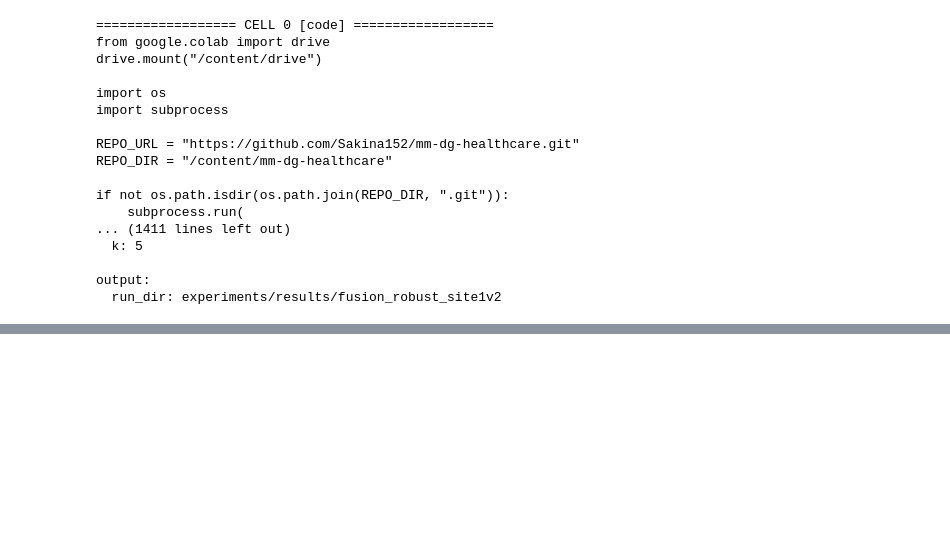
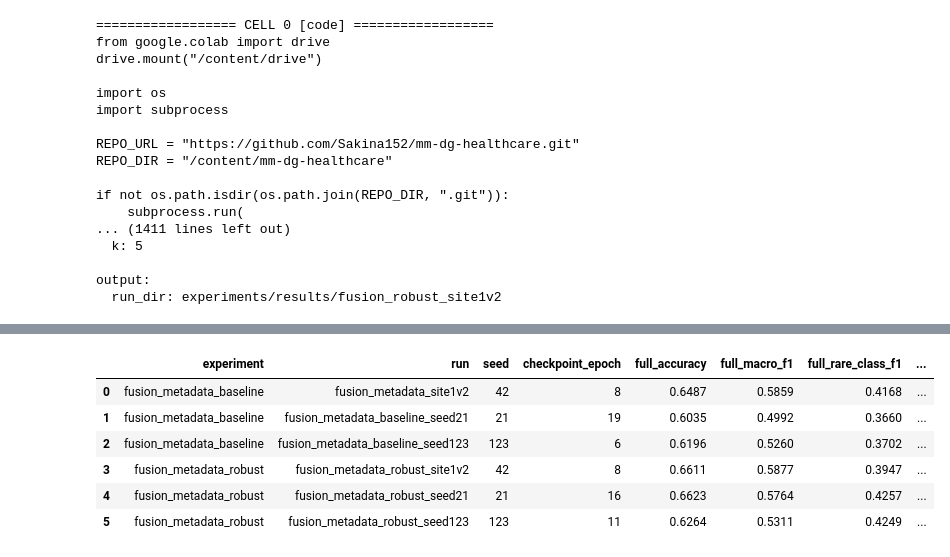
Before and after one commit to Sakina152/mm-dg-healthcare, a Jupyter notebook: notebooks/08_lead_observability_pilot.ipynb, the cells around one changed output, grey strips where cells are left out. Drawn from its saved outputs; the diff is of its cells as text; code cells hidden in the pictures; blank space fills up the shorter version.

```diff
--- a/notebooks/08_lead_observability_pilot.ipynb
+++ b/notebooks/08_lead_observability_pilot.ipynb
@@ -4488,0 +4779,18 @@ output:
+# %%
+from pathlib import Path
+
+REPO = Path("/content/mm-dg-healthcare")
+
+for folder in ["src/models", "src/training", "src/data", "tests"]:
+    root = REPO / folder
+    print(f"\n{'='*60}\n{folder}")
+
+    if not root.exists():
+        print("Folder not found")
+        continue
+
+    for p in sorted(root.rglob("*")):
+        if p.is_file() and (
+            p.suffix == ".py" or p.name == "conftest.py"
+        ):
+            print(p.relative_to(REPO))
@@ -4488,0 +4989,75 @@ output:
+# %%
+import json
+from pathlib import Path
+import pandas as pd
+
+ROOT = Path(
+    "/content/drive/MyDrive/mm-dg-healthcare-data/results_backup"
+)
+
+runs = [
+    ("fusion_metadata_baseline", "fusion_metadata_site1v2", 42),
+    ("fusion_metadata_baseline", "fusion_metadata_baseline_seed21", 21),
+    ("fusion_metadata_baseline", "fusion_metadata_baseline_seed123", 123),
+    ("fusion_metadata_robust", "fusion_metadata_robust_site1v2", 42),
+    ("fusion_metadata_robust", "fusion_metadata_robust_seed21", 21),
+    ("fusion_metadata_robust", "fusion_metadata_robust_seed123", 123),
+]
+
+rows = []
+
+for experiment, run_name, seed in runs:
+    path = ROOT / run_name / "metrics.json"
+
+    if not path.exists():
+        print("MISSING:", path)
+        continue
+
+    result = json.loads(path.read_text())
+    target = result.get("target_metrics", {})
+
+    row = {
+        "experiment": experiment,
+        "run": run_name,
+        "seed": seed,
+        "checkpoint_epoch": result.get("checkpoint_epoch"),
+    }
+
+    for condition in [
+        "full", "signal_only", "metadata_only",
+        "metadata_only_baseline"
+    ]:
+        metrics = target.get(condition, {})
+        for key in [
+            "accuracy", "macro_f1", "rare_class_f1",
+            "rare_class_precision", "rare_class_recall"
+        ]:
+            row[f"{condition}_{key}"] = metrics.get(key)
+
+    rows.append(row)
+
+df = pd.DataFrame(rows)
+
+if not df.empty:
+    display(df.round(4))
+    print("\nMean and standard deviation across the three seeds:")
+    metric_cols = [
+        c for c in df.columns
+        if c.endswith(("macro_f1", "rare_class_f1",
+                       "rare_class_precision", "rare_class_recall"))
+    ]
+    display(
+        df.groupby("experiment")[metric_cols]
+          .agg(["mean", "std"])
+          .round(4)
+    )
+else:
+    print("No metrics were loaded.")
+# %% [output]
+|  | experiment | run | seed | checkpoint_epoch | full_accuracy | full_macro_f1 | full_rare_class_f1 | ... |
+| 0 | fusion_metadata_baseline | fusion_metadata_site1v2 | 42 | 8 | 0.6487 | 0.5859 | 0.4168 | ... |
+| 1 | fusion_metadata_baseline | fusion_metadata_baseline_seed21 | 21 | 19 | 0.6035 | 0.4992 | 0.3660 | ... |
+| 2 | fusion_metadata_baseline | fusion_metadata_baseline_seed123 | 123 | 6 | 0.6196 | 0.5260 | 0.3702 | ... |
+| 3 | fusion_metadata_robust | fusion_metadata_robust_site1v2 | 42 | 8 | 0.6611 | 0.5877 | 0.3947 | ... |
+| 4 | fusion_metadata_robust | fusion_metadata_robust_seed21 | 21 | 16 | 0.6623 | 0.5764 | 0.4257 | ... |
+| 5 | fusion_metadata_robust | fusion_metadata_robust_seed123 | 123 | 11 | 0.6264 | 0.5311 | 0.4249 | ... |
```
Also changed, not shown: parts of 15 cells of this notebook.
